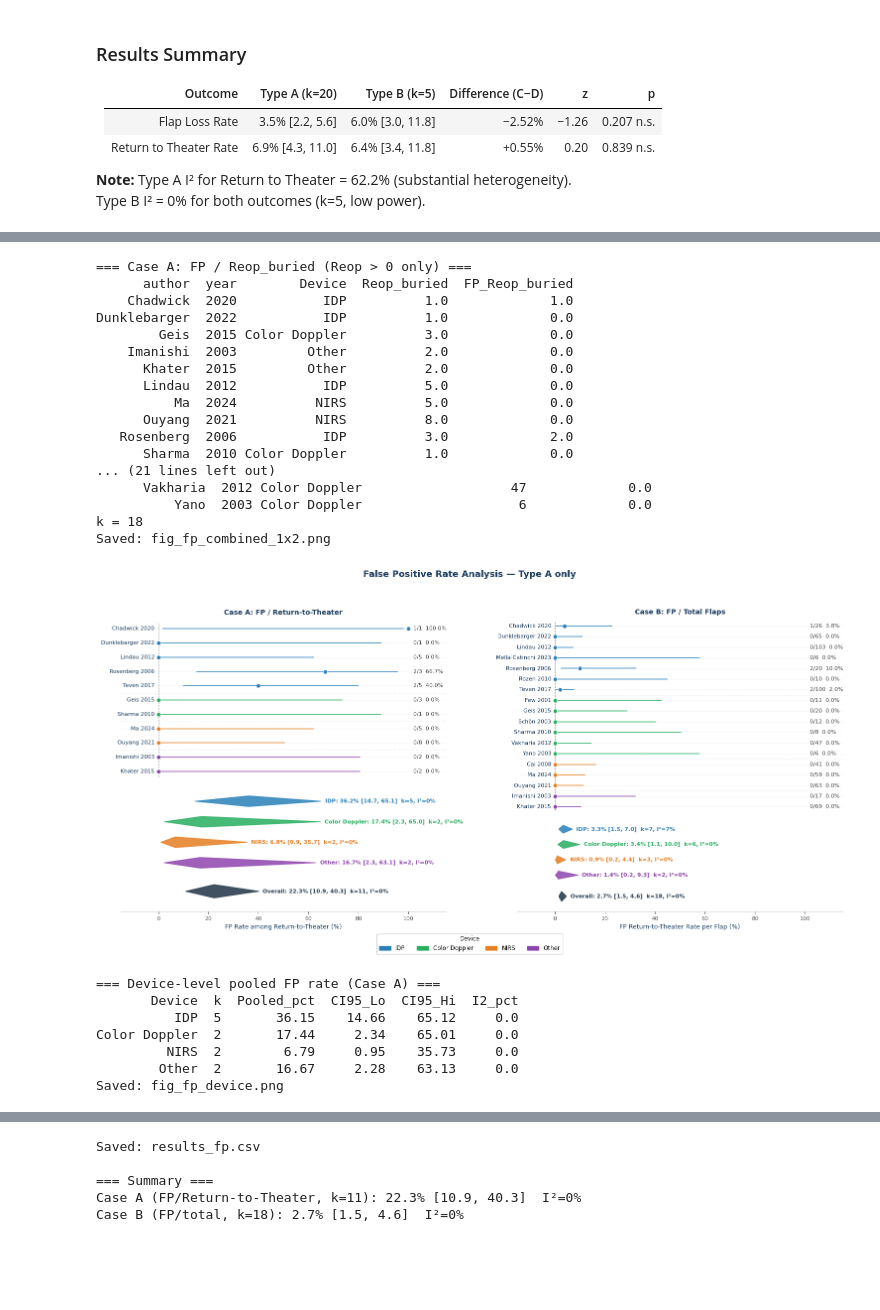
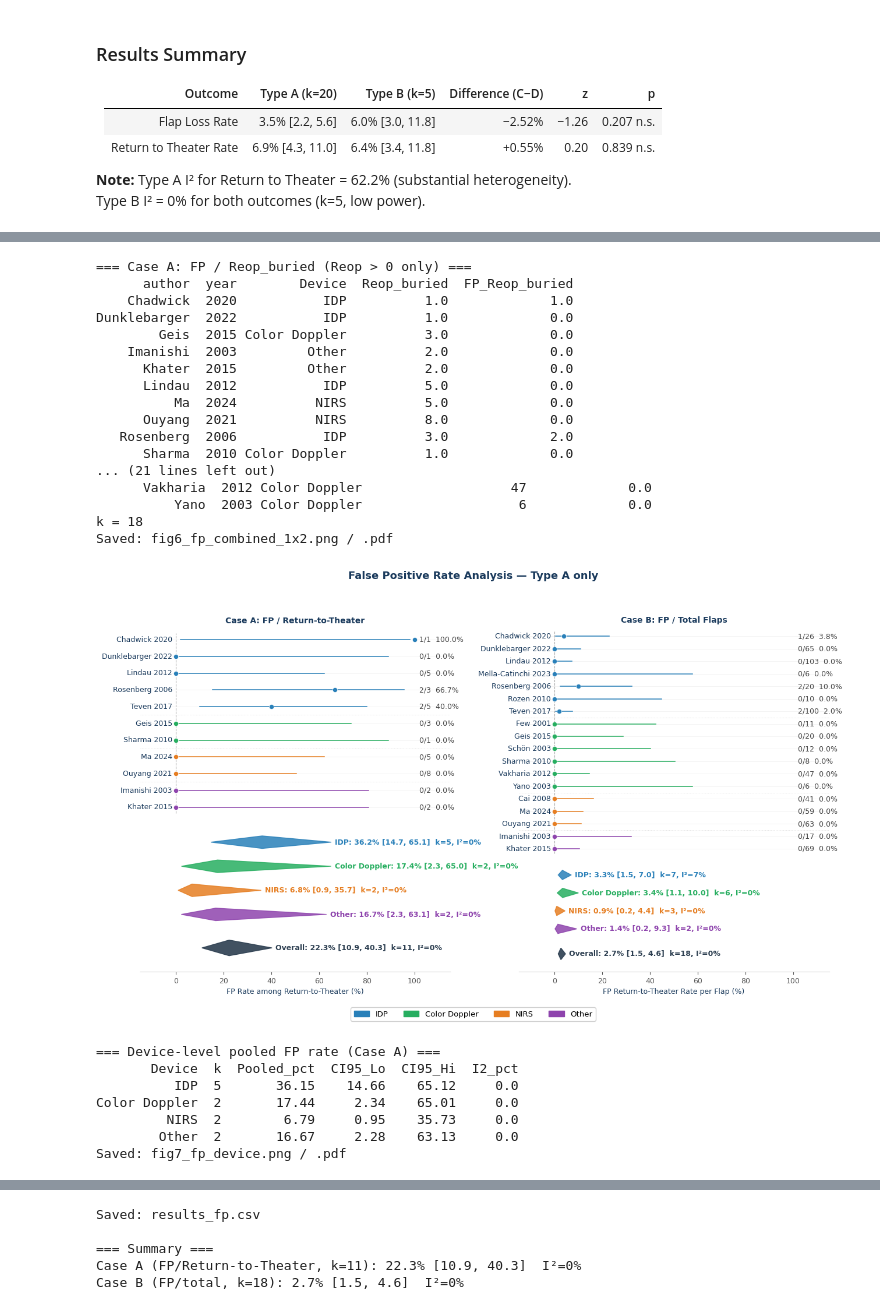
Before and after one commit to Hiroki-Kodama-PRS/PRS-Meta-Analysis, a Jupyter notebook: analysis ver 3.ipynb, the cells around one changed output, grey strips where cells are left out. Drawn from its saved outputs; the diff is of its cells as text; code cells hidden in the pictures; blank space fills up the shorter version.

```diff
--- a/analysis ver 3.ipynb
+++ b/analysis ver 3.ipynb
@@ -1700,11 +1727,11 @@ def forest_fp(ax, sub, ev_col, n_col, title, x_label):
 
         ax.text(-1.5, y, lbl,
                 ha='right', va='center',
-                fontsize=8, color=C_HEADER)
+                fontsize=9, color=C_HEADER)
 
         ax.text(102, y, f'{int(ne)}/{int(nt)}  {pc:.1f}%',
                 ha='left', va='center',
-                fontsize=8, color='#444444')
+                fontsize=9, color='#444444')
 
     # Pooled diamonds per device + overall
     pool_all = []
@@ -1755,7 +1782,7 @@ def forest_fp(ax, sub, ev_col, n_col, title, x_label):
             f"k={r['k']}, I²={r['I2']:.0f}%",
             ha='left',
             va='center',
-            fontsize=8,
+            fontsize=9,
             color=c_d,
             fontweight='bold'
         )
@@ -1795,7 +1822,7 @@ def forest_fp(ax, sub, ev_col, n_col, title, x_label):
         f"k={r_all['k']}, I²={r_all['I2']:.0f}%",
         ha='left',
         va='center',
-        fontsize=8,
+        fontsize=9,
         color='#2C3E50',
         fontweight='bold'
     )
@@ -1810,7 +1837,7 @@ def forest_fp(ax, sub, ev_col, n_col, title, x_label):
         ax.spines[sp].set_visible(False)
 
     ax.spines['bottom'].set_color('#CCCCCC')
-    ax.tick_params(axis='x', colors='#555555', labelsize=8)
+    ax.tick_params(axis='x', colors='#555555', labelsize=9)
 
     ax.set_title(title, fontsize=10, fontweight='bold',
                  color=C_HEADER, pad=5)
@@ -1843,7 +1870,7 @@ print(f"k = {len(subB)}")
 
 fig, axes = plt.subplots(
     1, 2,
-    figsize=(16, 8),
+    figsize=(13, 8),
     facecolor='white'
 )
 
@@ -1874,10 +1901,9 @@ fig.legend(
     handles=legend_handles,
     loc='lower center',
     ncol=4,
-    fontsize=8.5,
+    fontsize=9.5,
     framealpha=0.9,
-    title='Device',
-    title_fontsize=8.5,
+    title_fontsize=9.5,
     bbox_to_anchor=(0.5, 0.005)
 )
 
@@ -1898,13 +1924,17 @@ plt.subplots_adjust(
 )
 
 plt.savefig(
-    'fig_fp_combined_1x2.png',
-    dpi=200,
+    'fig6_fp_combined_1x2.png',
+    dpi=600,
     bbox_inches='tight',
     facecolor='white'
 )
-
-print('Saved: fig_fp_combined_1x2.png')
+plt.savefig(
+    'fig6_fp_combined_1x2.pdf',
+    bbox_inches='tight',
+    facecolor='white'
+)
+print('Saved: fig6_fp_combined_1x2.png / .pdf')
 plt.show()
 
 # ── 6. Bar chart: pooled FP rate by device (Case A) ───────────────────────────
@@ -1936,7 +1966,7 @@ print()
 print("=== Device-level pooled FP rate (Case A) ===")
 print(df_dev.to_string(index=False))
 
-fig3, ax3 = plt.subplots(figsize=(5, 3), facecolor='white')
+fig3, ax3 = plt.subplots(figsize=(5, 4), facecolor='white')
 x = np.arange(len(df_dev))
 colors = [DEVICE_COLORS.get(d, '#555555') for d in df_dev['Device']]
 yerr_lo = [row['Pooled_pct'] - row['CI95_Lo']
@@ -1970,8 +2000,9 @@ for sp in ['top', 'right']:
 ax3.spines['left'].set_color('#CCCCCC')
 ax3.spines['bottom'].set_color('#CCCCCC')
 plt.tight_layout()
-plt.savefig('fig_fp_device.png', dpi=200, bbox_inches='tight', facecolor='white')
-print('Saved: fig_fp_device.png')
+fig3.savefig('fig7_fp_device.png', dpi=600, bbox_inches='tight', facecolor='white')
+fig3.savefig('fig7_fp_device.pdf', bbox_inches='tight', facecolor='white')
+print('Saved: fig7_fp_device.png / .pdf')
 plt.show()
 
 # ── 7. Export CSV ──────────────────────────────────────────────────────────────
@@ -2009,39 +2040,39 @@ for row in dev_pool_rows:
 pd.DataFrame(rows_out).to_csv('results_fp.csv', index=False)
 print('Saved: results_fp.csv')
 
 print()
 print("=== Summary ===")
 print(f"Case A (FP/Return-to-Theater, k={r_all_A['k']}): "
       f"{r_all_A['pooled']*100:.1f}% "
       f"[{r_all_A['ci_lo_95']*100:.1f}, {r_all_A['ci_hi_95']*100:.1f}]  "
       f"I²={r_all_A['I2']:.0f}%")
 print(f"Case B (FP/total, k={r_all_B['k']}): "
       f"{r_all_B['pooled']*100:.1f}% "
       f"[{r_all_B['ci_lo_95']*100:.1f}, {r_all_B['ci_hi_95']*100:.1f}]  "
       f"I²={r_all_B['I2']:.0f}%")
 # %% [output]
 === Case A: FP / Reop_buried (Reop > 0 only) ===
       author  year        Device  Reop_buried  FP_Reop_buried
     Chadwick  2020           IDP          1.0             1.0
 Dunklebarger  2022           IDP          1.0             0.0
         Geis  2015 Color Doppler          3.0             0.0
     Imanishi  2003         Other          2.0             0.0
       Khater  2015         Other          2.0             0.0
       Lindau  2012           IDP          5.0             0.0
           Ma  2024          NIRS          5.0             0.0
       Ouyang  2021          NIRS          8.0             0.0
    Rosenberg  2006           IDP          3.0             2.0
       Sharma  2010 Color Doppler          1.0             0.0
 ... (21 lines left out)
       Vakharia  2012 Color Doppler                   47             0.0
           Yano  2003 Color Doppler                    6             0.0
 k = 18
-Saved: fig_fp_combined_1x2.png
+Saved: fig6_fp_combined_1x2.png / .pdf
-[figure, old version]
+[figure, new version]
 === Device-level pooled FP rate (Case A) ===
        Device  k  Pooled_pct  CI95_Lo  CI95_Hi  I2_pct
           IDP  5       36.15    14.66    65.12     0.0
 Color Doppler  2       17.44     2.34    65.01     0.0
          NIRS  2        6.79     0.95    35.73     0.0
         Other  2       16.67     2.28    63.13     0.0
-Saved: fig_fp_device.png
+Saved: fig7_fp_device.png / .pdf
```
Also changed, not shown: parts of 8 cells of this notebook, 24 other files.
